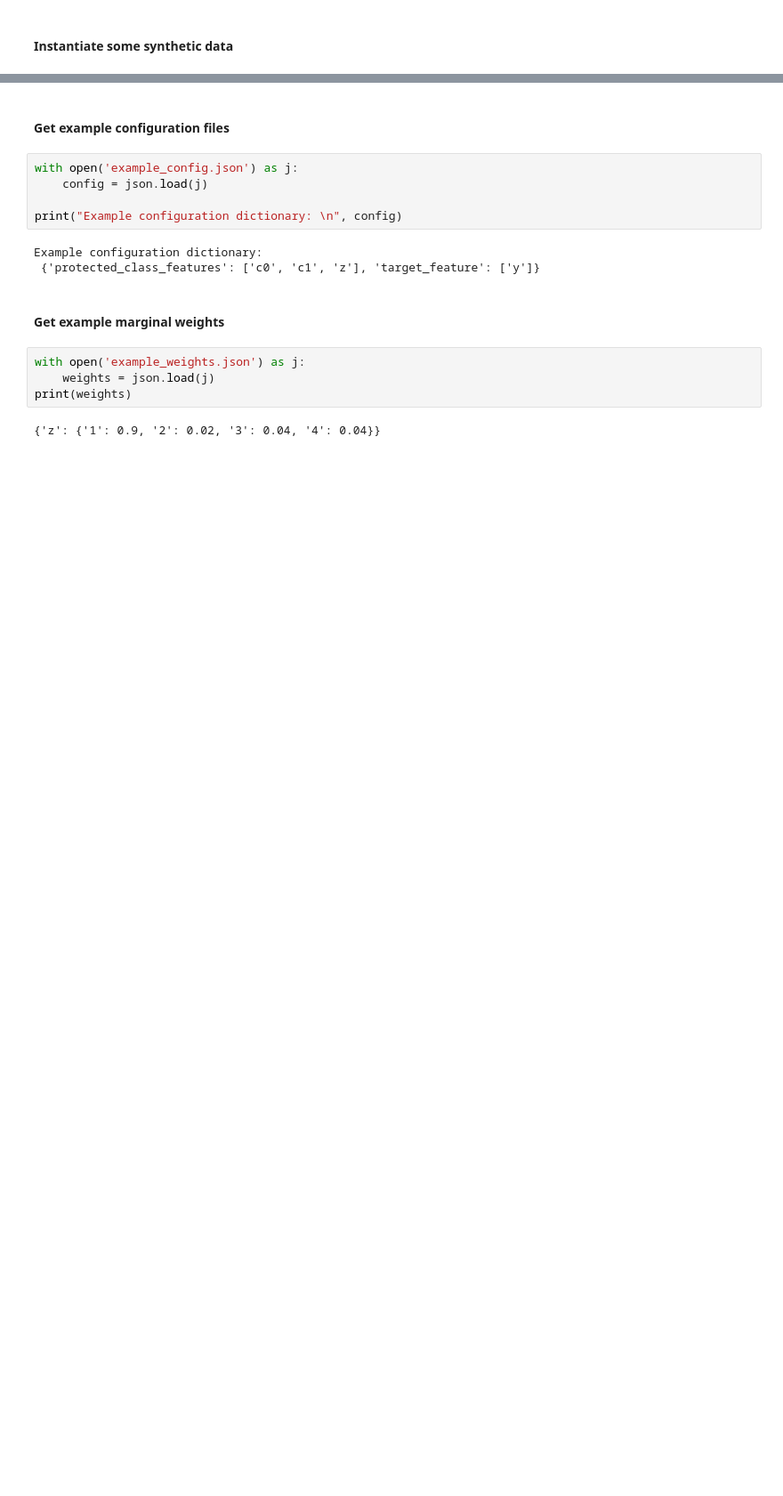
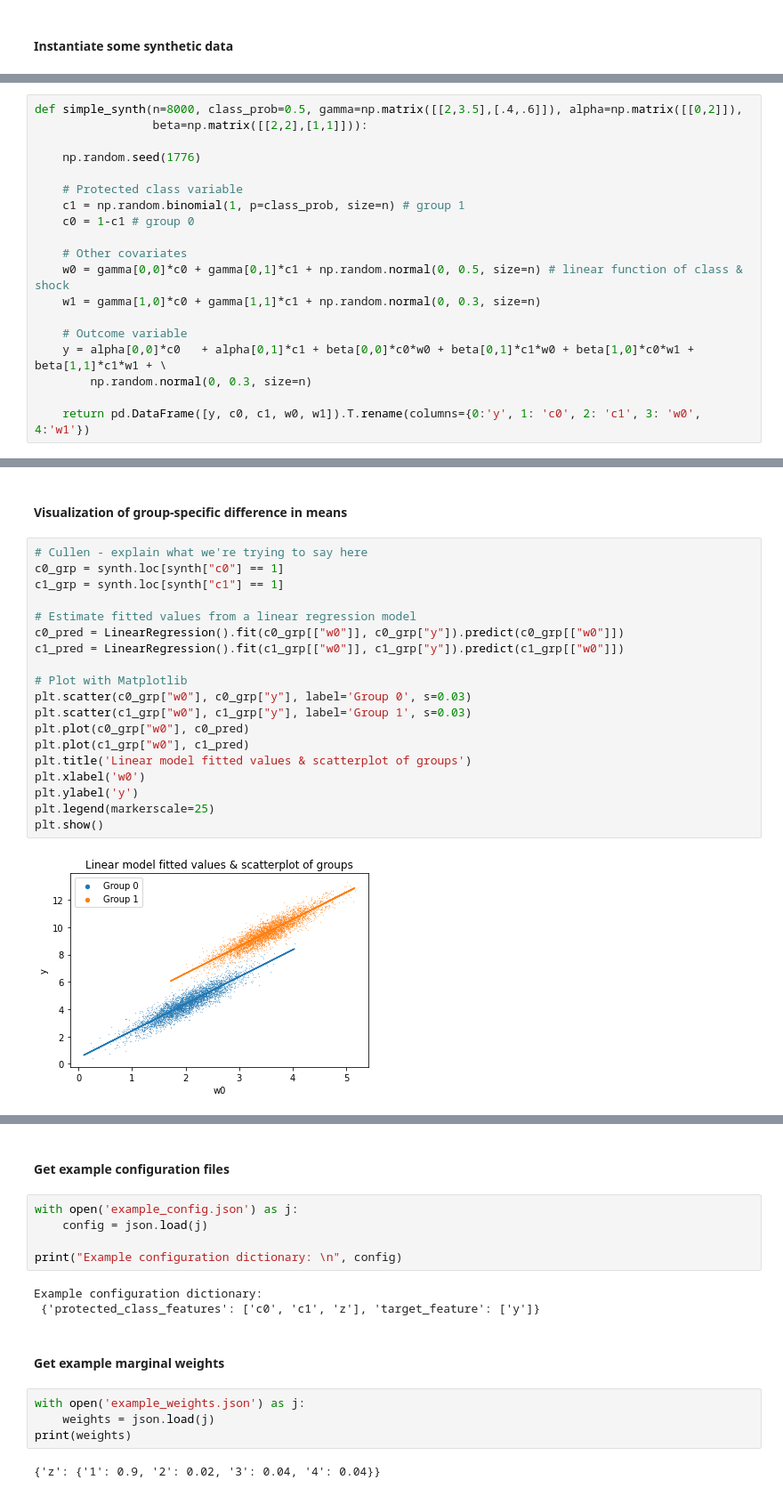
Before and after one commit to kingjosephm/DiscriminationMitigation, a Jupyter notebook: Example.ipynb, the cells around one changed output, grey strips where cells are left out. Shown at 89% size. Drawn from its saved outputs; the diff is of its cells as text; blank space fills up the shorter version.

```diff
--- a/Example.ipynb
+++ b/Example.ipynb
@@ -43,0 +13,19 @@ print("\n", synth.shape)
+# %%
+def simple_synth(n=8000, class_prob=0.5, gamma=np.matrix([[2,3.5],[.4,.6]]), alpha=np.matrix([[0,2]]),
+                 beta=np.matrix([[2,2],[1,1]])):
+
+    np.random.seed(1776)
+
+    # Protected class variable
+    c1 = np.random.binomial(1, p=class_prob, size=n) # group 1
+    c0 = 1-c1 # group 0
+
+    # Other covariates
+    w0 = gamma[0,0]*c0 + gamma[0,1]*c1 + np.random.normal(0, 0.5, size=n) # linear function of class & shock
+    w1 = gamma[1,0]*c0 + gamma[1,1]*c1 + np.random.normal(0, 0.3, size=n)
+
+    # Outcome variable
+    y = alpha[0,0]*c0   + alpha[0,1]*c1 + beta[0,0]*c0*w0 + beta[0,1]*c1*w0 + beta[1,0]*c0*w1 + beta[1,1]*c1*w1 + \
+        np.random.normal(0, 0.3, size=n)
+
+    return pd.DataFrame([y, c0, c1, w0, w1]).T.rename(columns={0:'y', 1: 'c0', 2: 'c1', 3: 'w0', 4:'w1'})
@@ -43,0 +47,23 @@ print("\n", synth.shape)
+# %% [markdown]
+#### Visualization of group-specific difference in means
+# %%
+# Cullen - explain what we're trying to say here
+c0_grp = synth.loc[synth["c0"] == 1]
+c1_grp = synth.loc[synth["c1"] == 1]
+
+# Estimate fitted values from a linear regression model
+c0_pred = LinearRegression().fit(c0_grp[["w0"]], c0_grp["y"]).predict(c0_grp[["w0"]])
+c1_pred = LinearRegression().fit(c1_grp[["w0"]], c1_grp["y"]).predict(c1_grp[["w0"]])
+
+# Plot with Matplotlib
+plt.scatter(c0_grp["w0"], c0_grp["y"], label='Group 0', s=0.03)
+plt.scatter(c1_grp["w0"], c1_grp["y"], label='Group 1', s=0.03)
+plt.plot(c0_grp["w0"], c0_pred)
+plt.plot(c1_grp["w0"], c1_pred)
+plt.title('Linear model fitted values & scatterplot of groups')
+plt.xlabel('w0')
+plt.ylabel('y')
+plt.legend(markerscale=25)
+plt.show()
+# %% [output]
+[figure, added]
```
Also changed, not shown: parts of 10 cells of this notebook, 4 other files.
